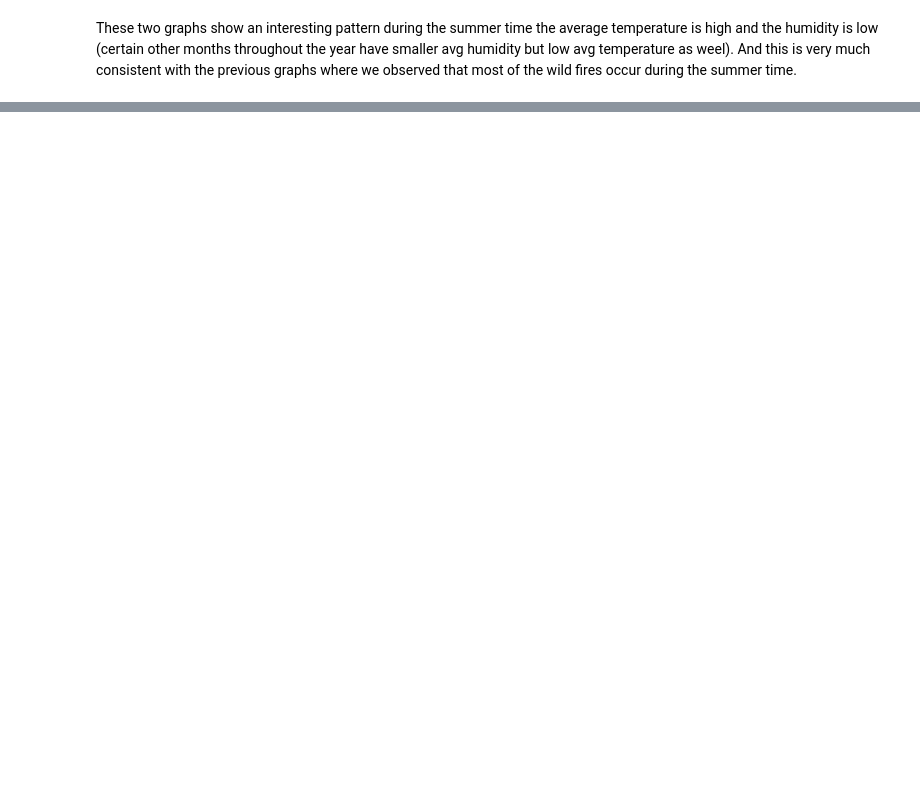
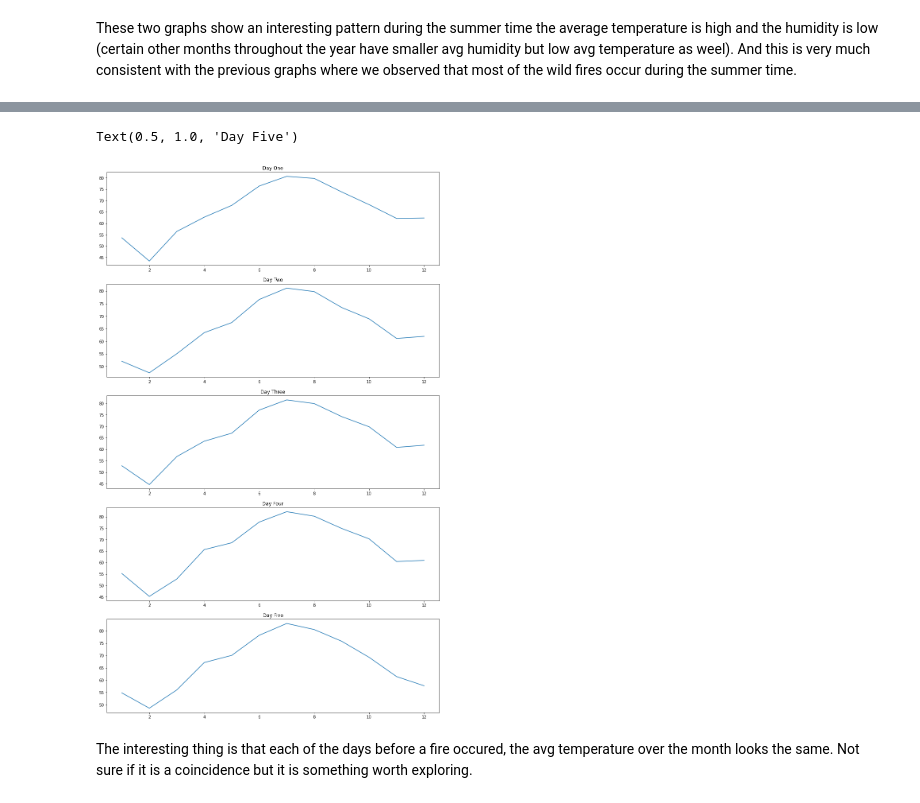
Before and after one commit to NishanthPrajith/Data_Science_Final_Project, a Jupyter notebook: code/exploratory_data_analysis.ipynb, the cells around one changed output, grey strips where cells are left out. Saved outputs shown, nothing was run; the diff lists cells and outputs as text; code cells hidden in the pictures; blank space fills up the shorter version.

```diff
--- a/code/exploratory_data_analysis.ipynb
+++ b/code/exploratory_data_analysis.ipynb
@@ -243,0 +256,31 @@ These two graphs show an interesting pattern during the summer time the average
+# %%
+plt.subplots(5, 1, figsize=(15,25))
+plt.subplot(5, 1, 1)
+new_Data = weather.groupby(['Month'])['Temp Day One'].mean().reset_index()
+plt.plot(new_Data['Month'], new_Data['Temp Day One'])
+plt.title("Day One")
+
+plt.subplot(5, 1, 2)
+new_Data_One = weather.groupby(['Month'])['Temp Day Two'].mean().reset_index()
+plt.plot(new_Data_One['Month'], new_Data_One['Temp Day Two'])
+plt.title("Day Two")
+
+plt.subplot(5, 1, 3)
+new_Data_Two = weather.groupby(['Month'])['Temp Day Three'].mean().reset_index()
+plt.plot(new_Data_Two['Month'], new_Data_Two['Temp Day Three'])
+plt.title("Day Three")
+
+plt.subplot(5, 1, 4)
+new_Data = weather.groupby(['Month'])['Temp Day Four'].mean().reset_index()
+plt.plot(new_Data['Month'], new_Data['Temp Day Four'])
+plt.title("Day Four")
+
+plt.subplot(5, 1, 5)
+new_Data = weather.groupby(['Month'])['Temp Day Five'].mean().reset_index()
+plt.plot(new_Data['Month'], new_Data['Temp Day Five'])
+plt.title("Day Five")
+# %% [output]
+Text(0.5, 1.0, 'Day Five')
+[figure, added]
+# %% [markdown]
+The interesting thing is that each of the days before a fire occured, the avg temperature over the month looks the same. Not sure if it is a coincidence but it is something worth exploring.
```
Also changed, not shown: parts of 1 cell of this notebook.
